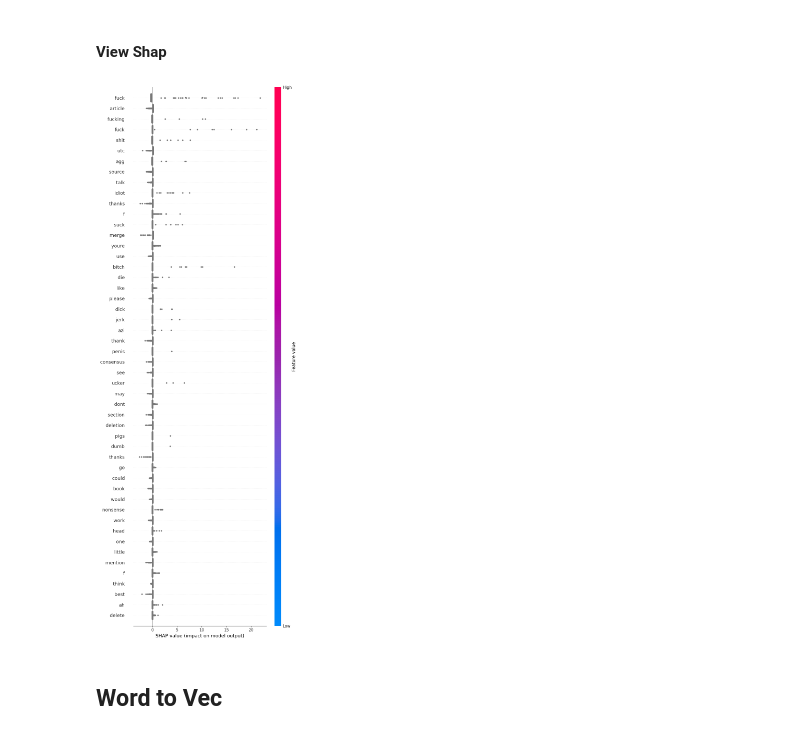
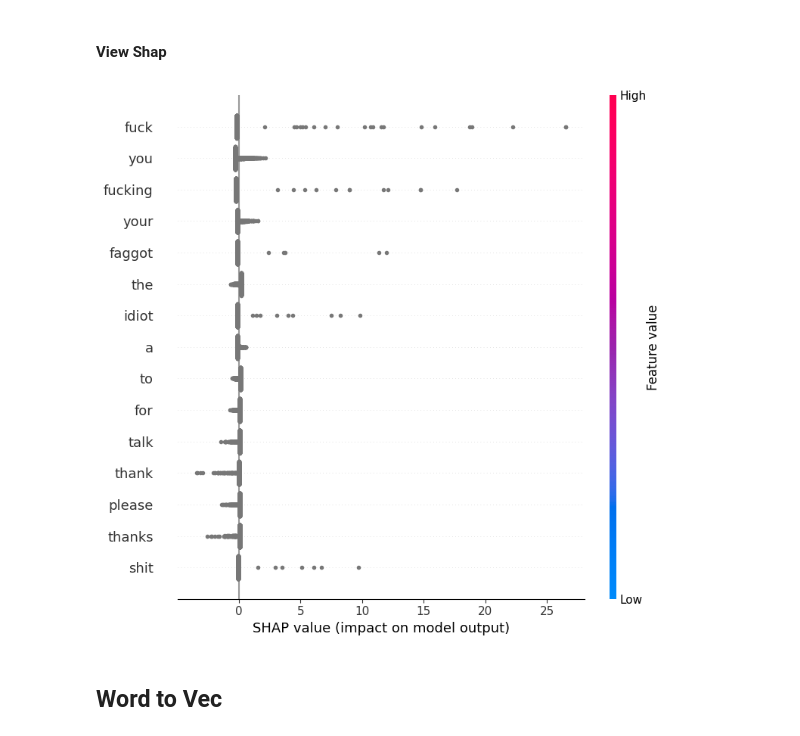
Before and after one commit to eithannak29/ToxicityBot, a Jupyter notebook: src/models/logistic_regression.ipynb, the cells around one changed output. Saved outputs shown, nothing was run; the diff lists cells and outputs as text; code cells hidden in the pictures.

```diff
--- a/src/models/logistic_regression.ipynb
+++ b/src/models/logistic_regression.ipynb
@@ -173,23 +302,11 @@ def tfidf_vectorize_and_split(preprocess_type: str) -> tuple:
     X_test = vectorizer.transform(df_test[f"comment_text_{preprocess_type}"])
     return (X_train, X_valid, X_test, vectorizer)
 # %%
-# Xs = {preprocess_type: tfidf_vectorize_and_split(preprocess_type) for preprocess_type in preprocess_types}
-# with open('data/Xs_tf_idf.pickle', 'wb') as file:
-#     pickle.dump(Xs, file, protocol=pickle.HIGHEST_PROTOCOL)
+Xs = {preprocess_type: tfidf_vectorize_and_split(preprocess_type) for preprocess_type in preprocess_types}
+with open('data/Xs_tf_idf.pickle', 'wb') as file:
+    pickle.dump(Xs, file, protocol=pickle.HIGHEST_PROTOCOL)
 # %%
 with open('data/Xs_tf_idf.pickle', 'rb') as file:
     Xs = pickle.load(file)
 # %% [markdown]
 ### Train
-# %%
-def logistic_regression_from_preprocess(Xs, preprocess_type:str  ,is_val = True , model=None, logistic_regression_args={}, ):
-    X_train, X_val, X_test, _ = Xs[preprocess_type]
-    if model is None:
-        model = LogisticRegression(**logistic_regression_args)
-        model.fit(X_train, y_train)
-    if is_val:
-        y_pred = model.predict(X_val)
-        return model, y_valid, y_pred
-    if not is_val:
-        y_pred = model.predict(X_test)
-        return model, y_test, y_pred
@@ -434,7 +471,7 @@ best_f1_macro_val_result_sorted
 # %% [markdown]
 ### Final Test set
 # %%
-best_f1_logistic_regression_test_results = {preprocess_type: logistic_regression_from_preprocess(Xs, preprocess_type, is_val=False, logistic_regression_args={"penalty": "l1", "C": .7689145660077934, "solver": "liblinear", "class_weight": "balanced", "max_iter": 1000}) for preprocess_type in preprocess_types}
+best_f1_logistic_regression_test_results = {preprocess_type: logistic_regression_from_preprocess(Xs, preprocess_type, is_val=False, logistic_regression_args={"penalty": "l1", "C": 0.596464746077634, "solver": "liblinear", "class_weight": "balanced", "max_iter": 1000}) for preprocess_type in preprocess_types}
 # %% [markdown]
 #### Macro Test Results
 # %%
@@ -521,5 +542,5 @@ enc = tiktoken.encoding_for_model("gpt-4")
 # %%
-best_preprocess = "gpt_tokenize_full_normalization"
+best_preprocess = "bpe_tokenize_no_dup_no_punc_normalization"
 X_train, X_val, X_test, vectorizer = Xs[best_preprocess]
 best_model, y_test, y_pred = best_f1_logistic_regression_test_results[best_preprocess]
 vec = Xs[best_preprocess][3]
@@ -646,7 +634,7 @@ features_names=  [enc.decode([int(t)]) for t in  vectorizer.get_feature_names_ou
 # %%
-shap.summary_plot(shap_values, X_train, feature_names=features_names, max_display=50)
+shap.summary_plot(shap_values, X_train, feature_names=vectorizer.get_feature_names_out(), max_display=15)
 # %% [output]
-[figure, old version]
+[figure, new version]
 # %% [markdown]
 ## Word to Vec
 # %%
```
Also changed, not shown: parts of 144 cells of this notebook, 1 other file.
